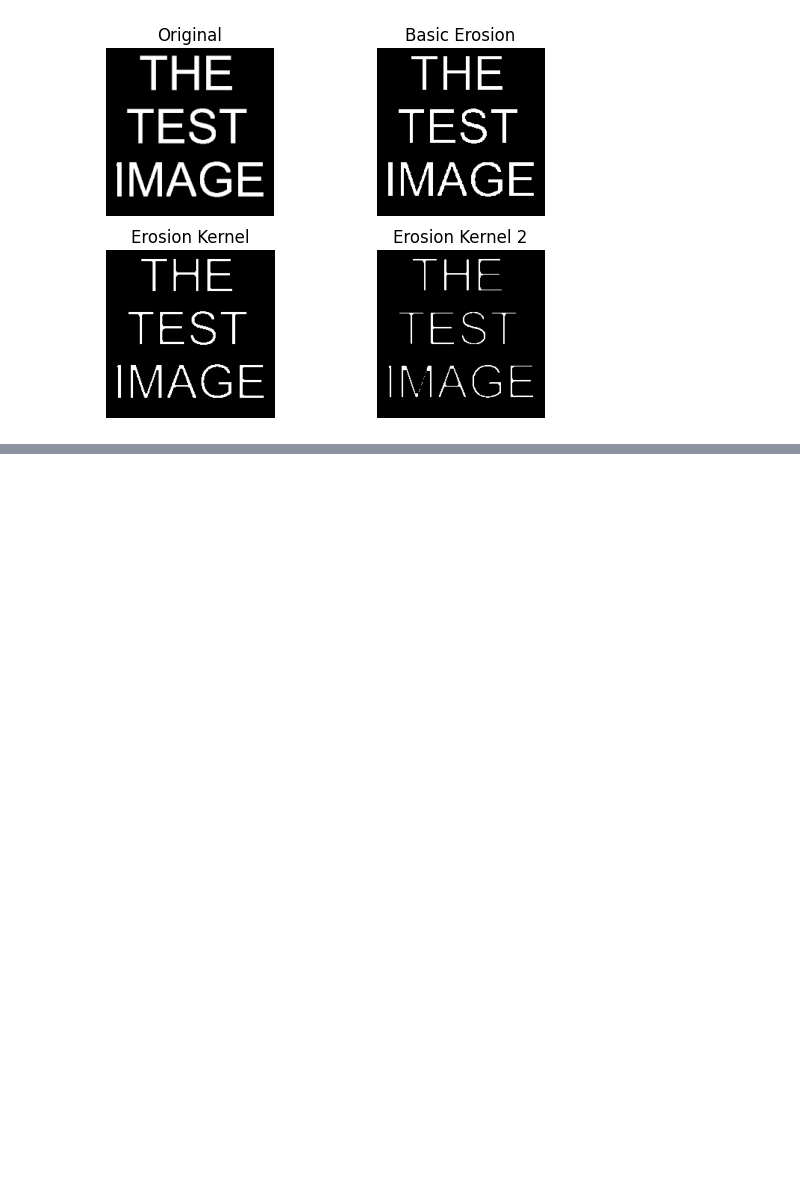
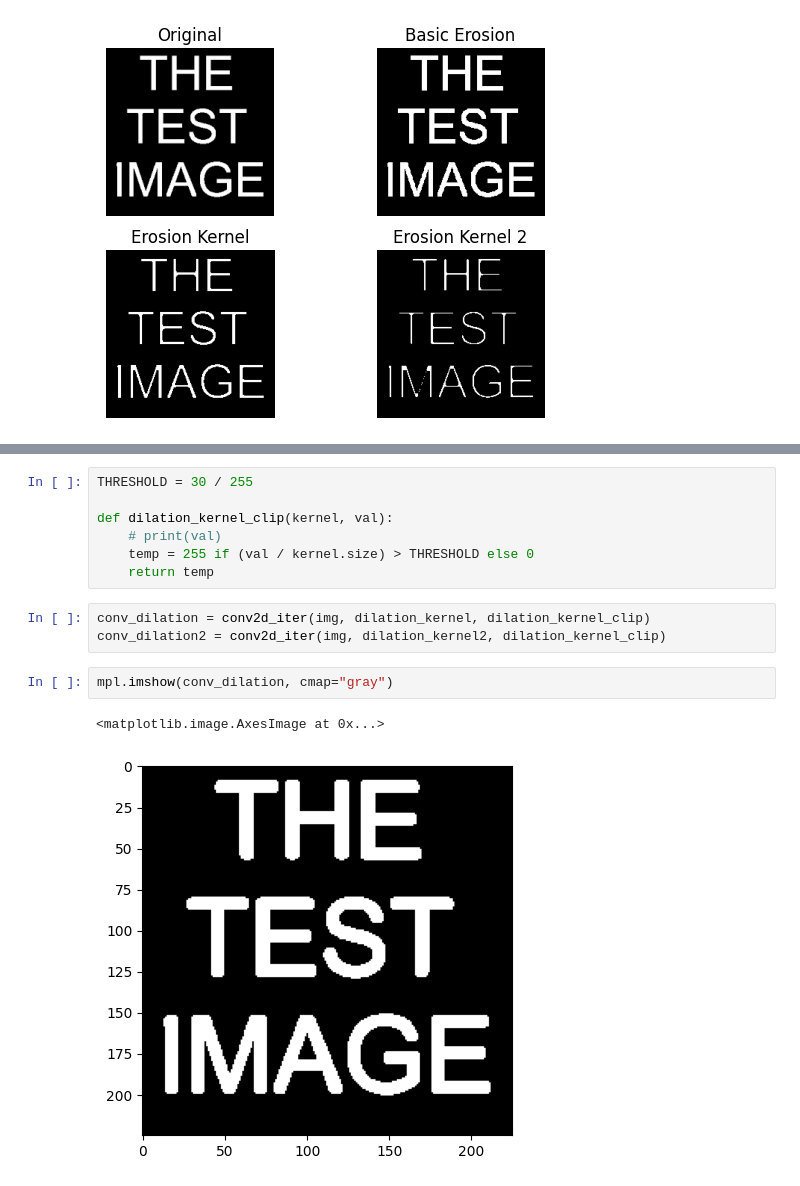
Before and after one commit to Arktetra/improc, a Jupyter notebook: notebooks/roshan_lab_2.ipynb, the cells around one changed output, grey strips where cells are left out. Cells and saved outputs as stored; diff of their text form; blank space fills up the shorter version.

```diff
--- a/notebooks/roshan_lab_2.ipynb
+++ b/notebooks/roshan_lab_2.ipynb
@@ -162,0 +249,15 @@ mtpplt.show()
+# %%
+THRESHOLD = 30 / 255
+
+def dilation_kernel_clip(kernel, val):
+    # print(val)
+    temp = 255 if (val / kernel.size) > THRESHOLD else 0
+    return temp
+# %%
+conv_dilation = conv2d_iter(img, dilation_kernel, dilation_kernel_clip)
+conv_dilation2 = conv2d_iter(img, dilation_kernel2, dilation_kernel_clip)
+# %%
+mpl.imshow(conv_dilation, cmap="gray")
+# %% [output]
+<matplotlib.image.AxesImage at 0x...>
+[figure, added]
```
Also changed, not shown: parts of 11 cells of this notebook.
